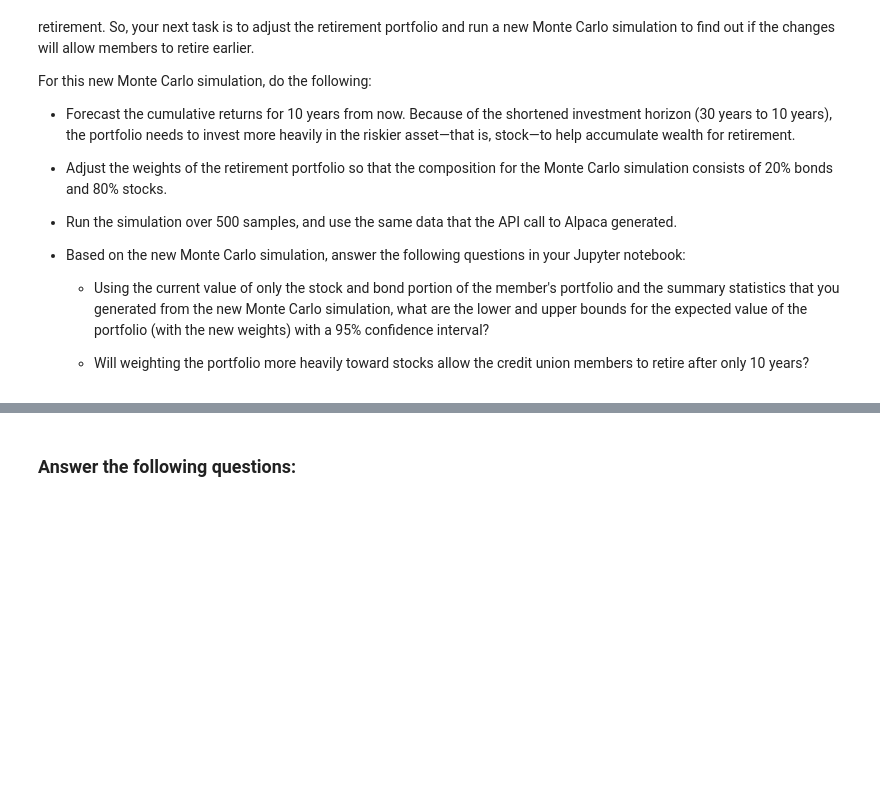
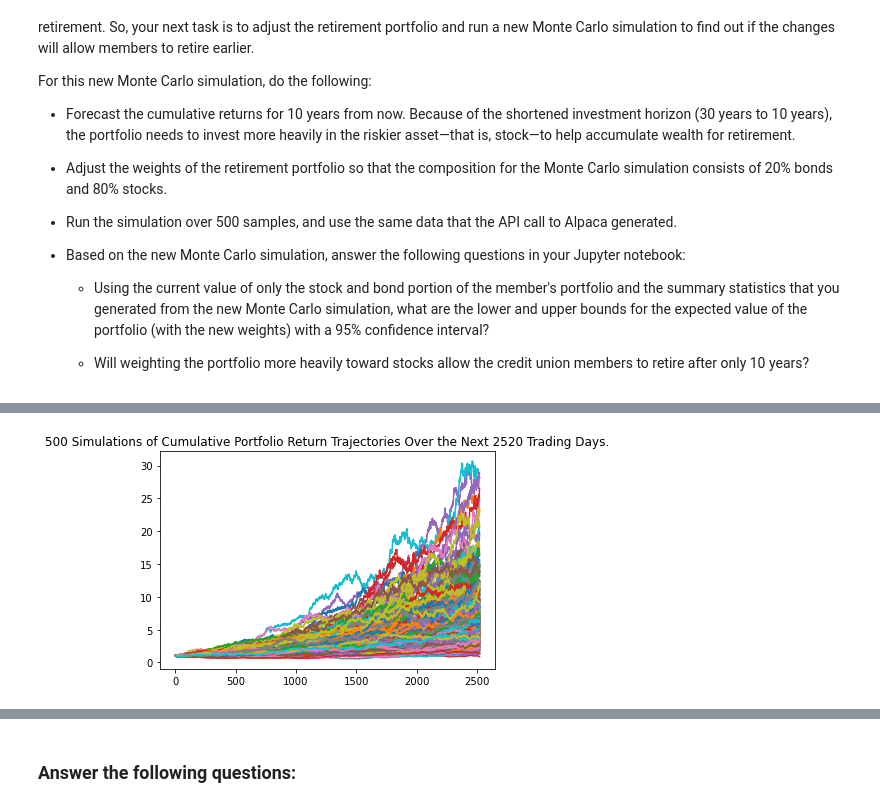
Before and after one commit to jmischung/Emergency-and-Retirement-Planning, a Jupyter notebook: financial_planning_tools.ipynb, the cells around one changed output, grey strips where cells are left out. Saved outputs shown, nothing was run; the diff lists cells and outputs as text; code cells hidden in the pictures; blank space fills up the shorter version.

```diff
--- a/financial_planning_tools.ipynb
+++ b/financial_planning_tools.ipynb
@@ -620,7 +620,12 @@ For this new Monte Carlo simulation, do the following:
 # Configure a Monte Carlo simulation to forecast 10 years cumulative returns
 # The weights should be split 20% to AGG and 80% to SPY.
 # Run 500 samples.
-# YOUR CODE HERE
+MC_10 = MCSimulation(
+    portfolio_data=prices_df,
+    weights=[0.2, 0.8],
+    num_simulation=500,
+    num_trading_days=252*10
+)
 
 # Review the simulation input data
-# YOUR CODE HERE
+MC_10.portfolio_data.head()
@@ -630,7 +685,9 @@ For this new Monte Carlo simulation, do the following:
 # %%
 # Visualize the 10-year Monte Carlo simulation by creating an
 # overlay line plot
-# YOUR CODE HERE
+spy_10_line_plot = MC_10.plot_simulation();
+# %% [output]
+[figure, added]
 # %%
 # Visualize the probability distribution of the 10-year Monte Carlo simulation
 # by plotting a histogram
```
Also changed, not shown: parts of 24 cells of this notebook.
